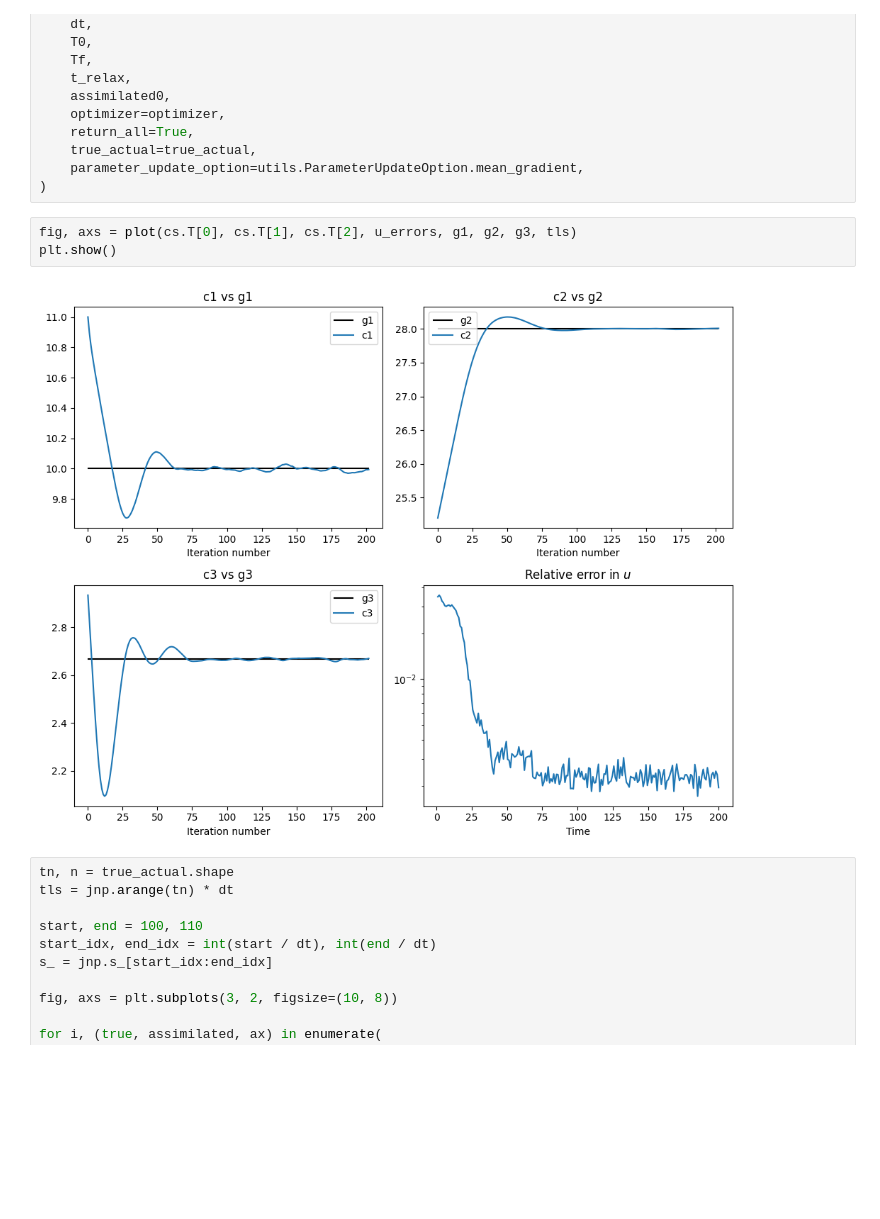
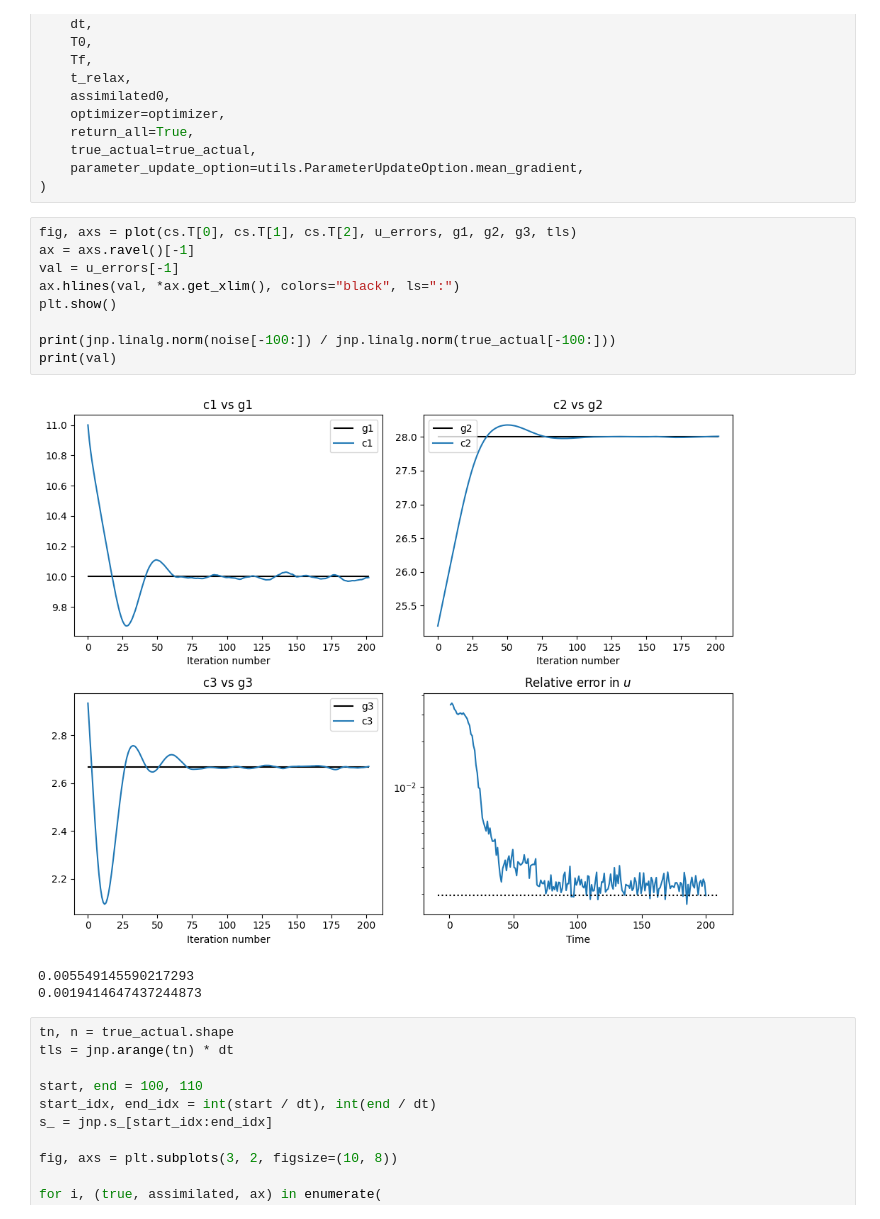
Before and after one commit to schilln/otf, a Jupyter notebook: examples/lorenz63/noisy_observations.ipynb, the cells around one changed output. Drawn from its saved outputs; the diff is of its cells as text; blank space fills up the shorter version.

Commit message:
printed some errors for comparison

```diff
--- a/examples/lorenz63/noisy_observations.ipynb
+++ b/examples/lorenz63/noisy_observations.ipynb
@@ -103,9 +103,17 @@ cs, u_errors, tls, assimilateds = utils.run_update(
 )
 # %%
 fig, axs = plot(cs.T[0], cs.T[1], cs.T[2], u_errors, g1, g2, g3, tls)
+ax = axs.ravel()[-1]
+val = u_errors[-1]
+ax.hlines(val, *ax.get_xlim(), colors="black", ls=":")
 plt.show()
+
+print(jnp.linalg.norm(noise[-100:]) / jnp.linalg.norm(true_actual[-100:]))
+print(val)
 # %% [output]
-[figure, old version]
+[figure, new version]
+0.005549145590217293
+0.0019414647437244873
 # %%
 tn, n = true_actual.shape
 tls = jnp.arange(tn) * dt
```
